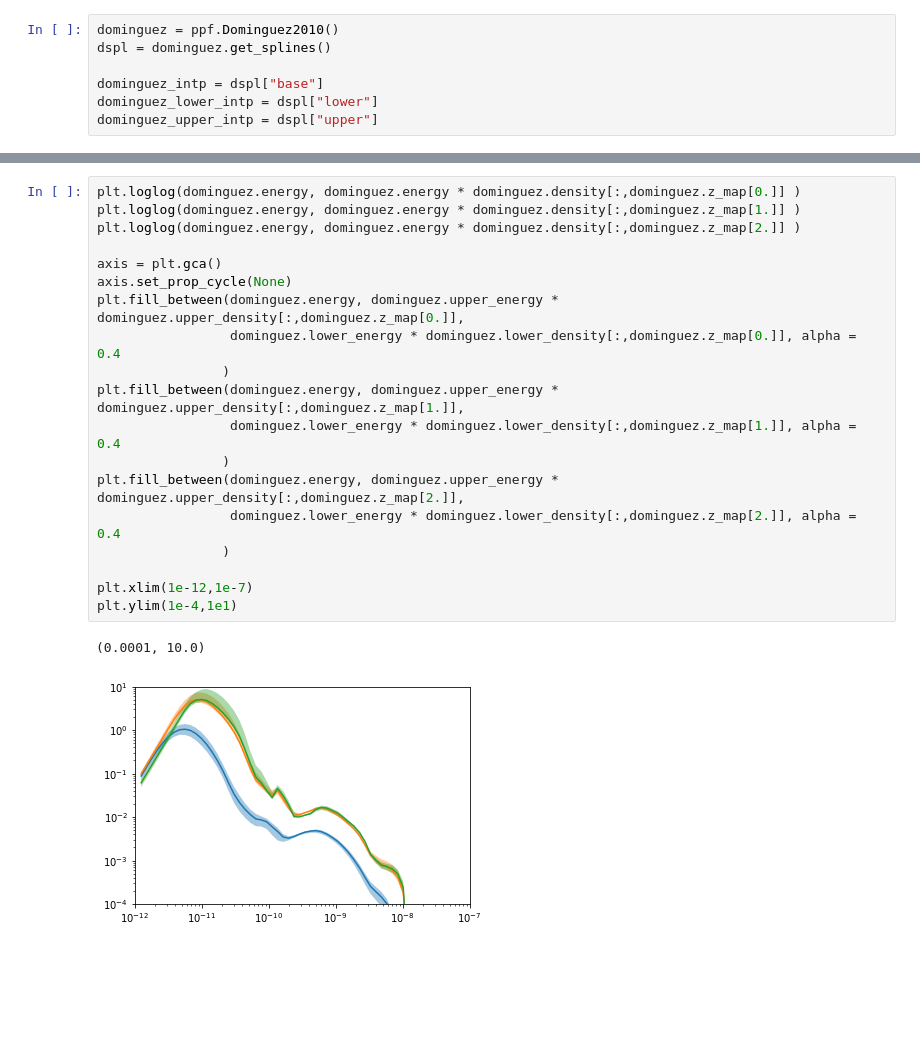
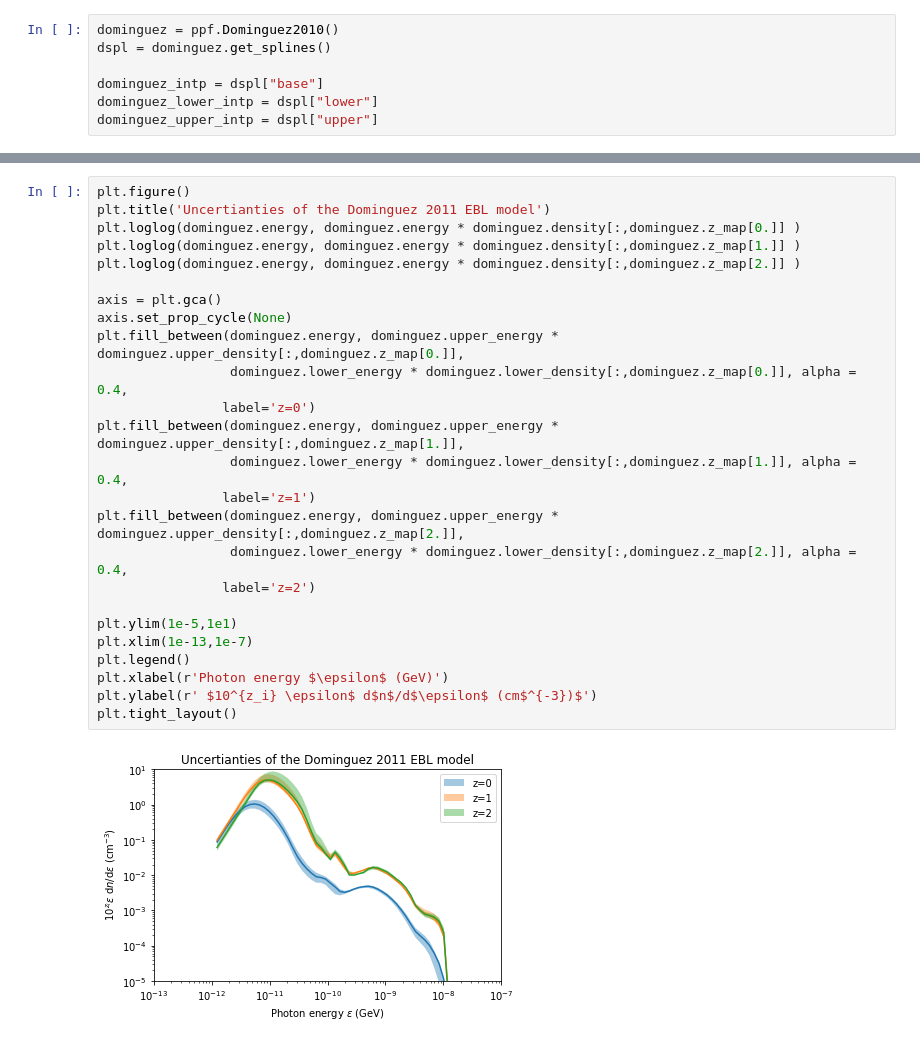
Before and after one commit to joheinze/PriNCe-data-utils, a Jupyter notebook: notebooks/photon_fields.ipynb, the cells around one changed output, grey strips where cells are left out. Cells and saved outputs as stored; diff of their text form; blank space fills up the shorter version.

Commit message:
Update to photon-field notebook

```diff
--- a/notebooks/photon_fields.ipynb
+++ b/notebooks/photon_fields.ipynb
@@ -333,25 +336,30 @@ plt.ylim(1e-4,1e1)
 # %%
+plt.figure()
+plt.title('Uncertianties of the Dominguez 2011 EBL model')
 plt.loglog(dominguez.energy, dominguez.energy * dominguez.density[:,dominguez.z_map[0.]] )
 plt.loglog(dominguez.energy, dominguez.energy * dominguez.density[:,dominguez.z_map[1.]] )
 plt.loglog(dominguez.energy, dominguez.energy * dominguez.density[:,dominguez.z_map[2.]] )
 
 axis = plt.gca()
 axis.set_prop_cycle(None)
 plt.fill_between(dominguez.energy, dominguez.upper_energy * dominguez.upper_density[:,dominguez.z_map[0.]],
-                 dominguez.lower_energy * dominguez.lower_density[:,dominguez.z_map[0.]], alpha = 0.4
-                )
+                 dominguez.lower_energy * dominguez.lower_density[:,dominguez.z_map[0.]], alpha = 0.4,
+                label='z=0')
 plt.fill_between(dominguez.energy, dominguez.upper_energy * dominguez.upper_density[:,dominguez.z_map[1.]],
-                 dominguez.lower_energy * dominguez.lower_density[:,dominguez.z_map[1.]], alpha = 0.4
-                )
+                 dominguez.lower_energy * dominguez.lower_density[:,dominguez.z_map[1.]], alpha = 0.4,
+                label='z=1')
 plt.fill_between(dominguez.energy, dominguez.upper_energy * dominguez.upper_density[:,dominguez.z_map[2.]],
-                 dominguez.lower_energy * dominguez.lower_density[:,dominguez.z_map[2.]], alpha = 0.4
-                )
+                 dominguez.lower_energy * dominguez.lower_density[:,dominguez.z_map[2.]], alpha = 0.4,
+                label='z=2')
 
-plt.xlim(1e-12,1e-7)
-plt.ylim(1e-4,1e1)
+plt.ylim(1e-5,1e1)
+plt.xlim(1e-13,1e-7)
+plt.legend()
+plt.xlabel(r'Photon energy $\epsilon$ (GeV)')
+plt.ylabel(r' $10^{z_i} \epsilon$ d$n$/d$\epsilon$ (cm$^{-3})$')
+plt.tight_layout()
 # %% [output]
-(0.0001, 10.0)
-[figure, old version]
+[figure, new version]
 # %%
 import matplotlib
 #Set up color scheme
```
Also changed, not shown: parts of 3 cells of this notebook, 2 other files.
